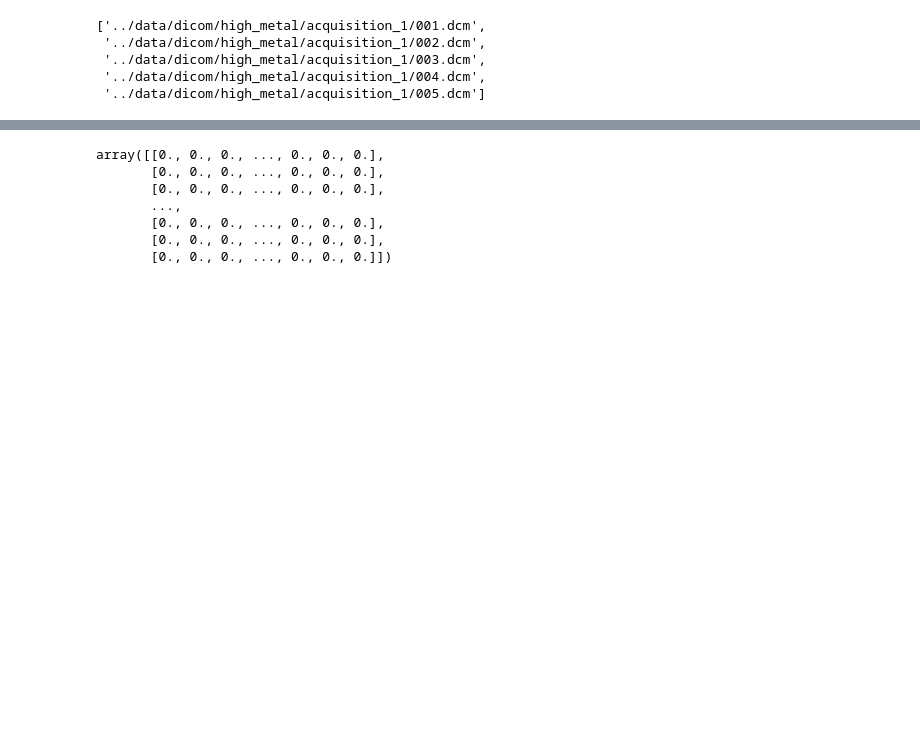
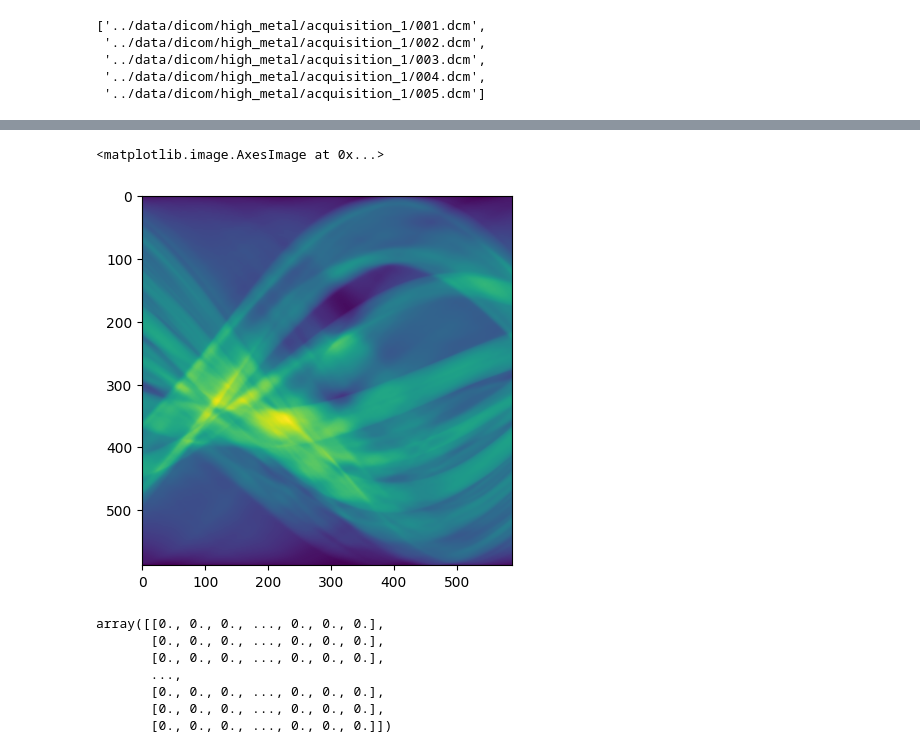
Before and after one commit to FilLTP89/artefacts, a Jupyter notebook: notebooks/dicom_loop.ipynb, the cells around one changed output, grey strips where cells are left out. Drawn from its saved outputs; the diff is of its cells as text; code cells hidden in the pictures; blank space fills up the shorter version.

```diff
--- a/notebooks/dicom_loop.ipynb
+++ b/notebooks/dicom_loop.ipynb
@@ -45,3 +47,10 @@ ax2[0,0].imshow(metal, cmap=plt.cm.bone, )
+# %%
+max(sinogram_y.flatten())
+
+plt.imshow(sinogram_y/sinogram_y.max())
+# %% [output]
+<matplotlib.image.AxesImage at 0x...>
+[figure, added]
 # %%
 back = iradon(sinogram_y, theta=theta, circle=True)
 back
```
Also changed, not shown: parts of 5 cells of this notebook, 2 other files.
